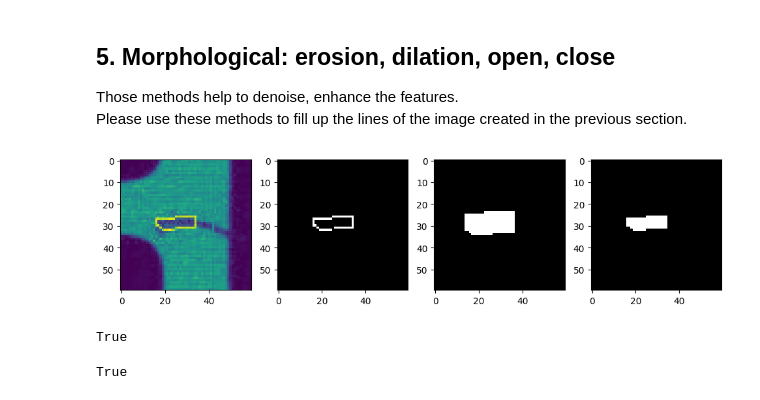
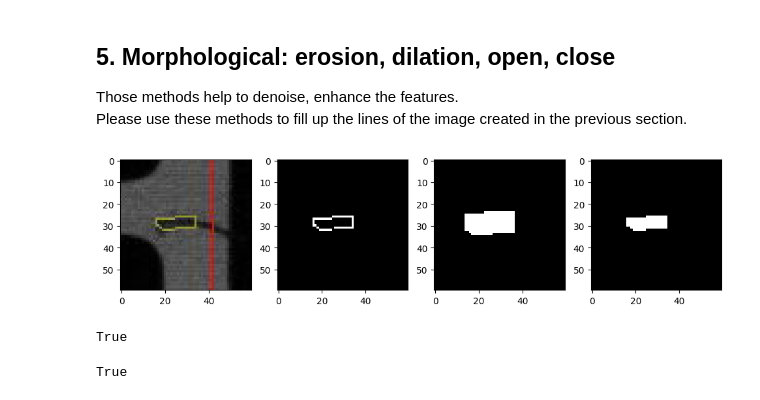
Before and after one commit to DanielHuang0206/NEAF_DIP_2024, a Jupyter notebook: DIP2024_practice.ipynb, the cells around one changed output. Drawn from its saved outputs; the diff is of its cells as text; code cells hidden in the pictures.

```diff
--- a/DIP2024_practice.ipynb
+++ b/DIP2024_practice.ipynb
@@ -256,36 +256,37 @@ kernel = np.ones((5, 5), np.uint8)
 threshold = 121
 # Try to use erosion, dilation, open, close to fill up the lines.
 _,image_binary_yellow = cv2.threshold(hsv_yellow, threshold, 255, cv2.THRESH_BINARY)
+cropHSV_yellow_RGB = cv2.cvtColor(cropHSV_yellow, cv2.COLOR_BGR2RGB)
 
 plt.figure(figsize=(15, 15))
 plt.subplot(1, 5, 1)
-plt.imshow(hsv_yellow)
+plt.imshow(cropHSV_yellow_RGB)
 plt.subplot(1, 5, 2)
 plt.imshow(image_binary_yellow , cmap='gray')
 
 dilated_img = cv2.dilate(image_binary_yellow, kernel, iterations=1)
 eroded_img = cv2.erode(image_binary_yellow, kernel, iterations=1)
 open_img = cv2.erode(dilated_img, kernel, iterations=1)
 close_img = cv2.dilate(eroded_img, kernel, iterations=1)
 
 plt.subplot(1, 5, 3)
 plt.imshow(dilated_img , cmap='gray')
 
 #plt.subplot(1, 5, 2)
 #plt.imshow(eroded_img , cmap='gray')
 
 #plt.subplot(1, 5, 3)
 #plt.imshow(close_img , cmap='gray')
 
 plt.subplot(1, 5, 4)
 plt.imshow(open_img , cmap='gray')
 plt.show()
 result = np.hstack((hsv_yellow, image_binary_yellow, dilated_img, eroded_img, open_img))
 
 # save result
 cv2.imwrite('output/morpho_yellow.jpg', result)
 # %% [output]
-[figure, old version]
+[figure, new version]
 True
 # %%
 hsv_blue = cv2.imread('output/cropHSV_blue.jpg', cv2.IMREAD_GRAYSCALE)
```
